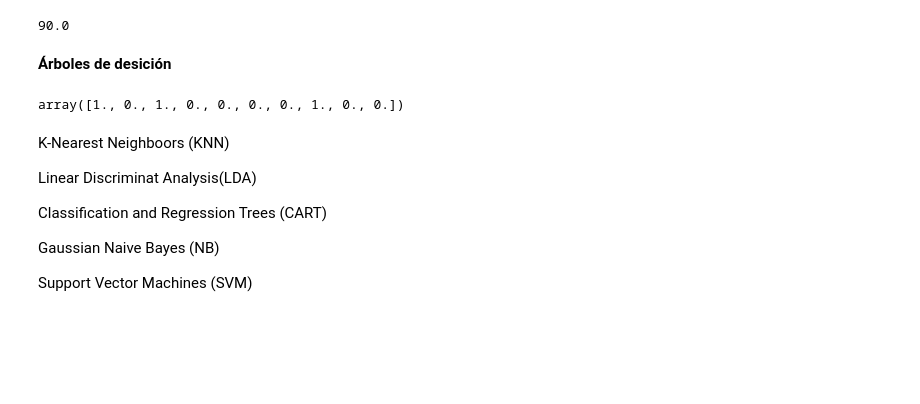
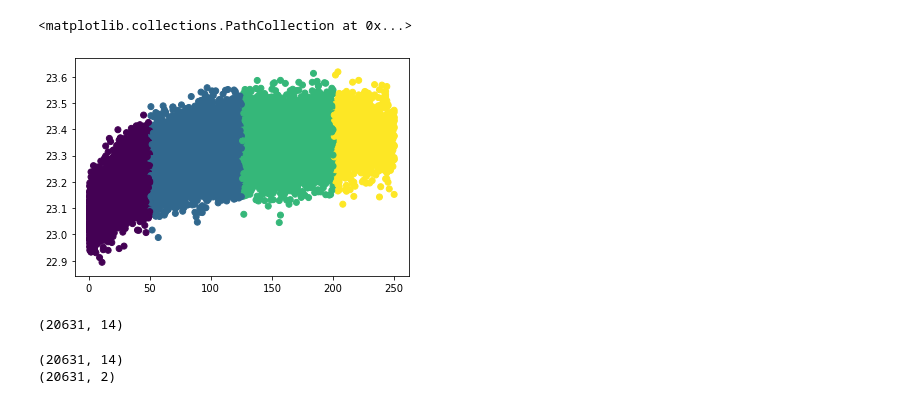
Before and after one commit to Gerardomn/TCD, a Jupyter notebook: Session3_TCD.ipynb, the cells around one changed output. Cells and saved outputs as stored; diff of their text form; code cells hidden in the pictures; blank space fills up the shorter version.

```diff
--- a/Session3_TCD.ipynb
+++ b/Session3_TCD.ipynb
@@ -135,0 +206,2 @@ y_pred = logreg.predict(x_test)
+# %%
+dfTrain.drop(["last_cycle"], axis=1, inplace=True)
@@ -155,0 +284,2 @@ Name: variety, dtype: object
+# %%
+dfTrain["label_mcc"] = pd.cut(dfTrain['ttf'], 4, labels=range(1,5))
@@ -155,0 +302,6 @@ Name: variety, dtype: object
+# %%
+labels = ['urge', 'corto', 'mediano', 'largo']
+nums =[1,2,3,4]
+bins = [0,50,125,200,250]
+# %%
+dfTrain["label_mcc"] = pd.cut(dfTrain['ttf'], bins=bins, labels=nums)
@@ -156 +330,6 @@ Name: variety, dtype: object
+# %%
+plt.scatter(dfTrain['ttf'], dfTrain['s21'], c=dfTrain['label_mcc'])
+# %% [output]
+<matplotlib.collections.PathCollection at 0x...>
+[figure, added]
 # %%
@@ -158,6 +337,0 @@ from sklearn import metrics
-# %%
-metrics.accuracy_score(y_test, y_pred)*100
-# %% [output]
-90.0
-# %% [markdown]
-**Árboles de desición**
@@ -166,17 +337,0 @@ from sklearn.tree import DecisionTreeClassifier
-# %%
-model = DecisionTreeClassifier()
-model.fit(x_train, y_train)
-y_pred = model.predict(x_test)
-model.predict_proba(x_test)[:,1]
-# %% [output]
-array([1., 0., 1., 0., 0., 0., 0., 1., 0., 0.])
-# %% [markdown]
-K-Nearest Neighboors (KNN)
-
-Linear Discriminat Analysis(LDA)
-
-Classification and Regression Trees (CART)
-
-Gaussian Naive Bayes (NB)
-
-Support Vector Machines (SVM)
@@ -182,0 +345,13 @@ Support Vector Machines (SVM)
+# %%
+Xt = dfTrainZ.iloc[:,2:-3] #matriz de diseño
+Xt.shape
+# %% [output]
+(20631, 14)
+# %%
+pca = PCA(n_components = 2) #(14) debe ser menor o igual que el numero de columnas (14)
+projecta = pca.fit_transform(Xt)
+print(Xt.shape)
+print(projecta.shape)
+# %% [output]
+(20631, 14)
+(20631, 2)
```
Also changed, not shown: parts of 82 cells of this notebook.
